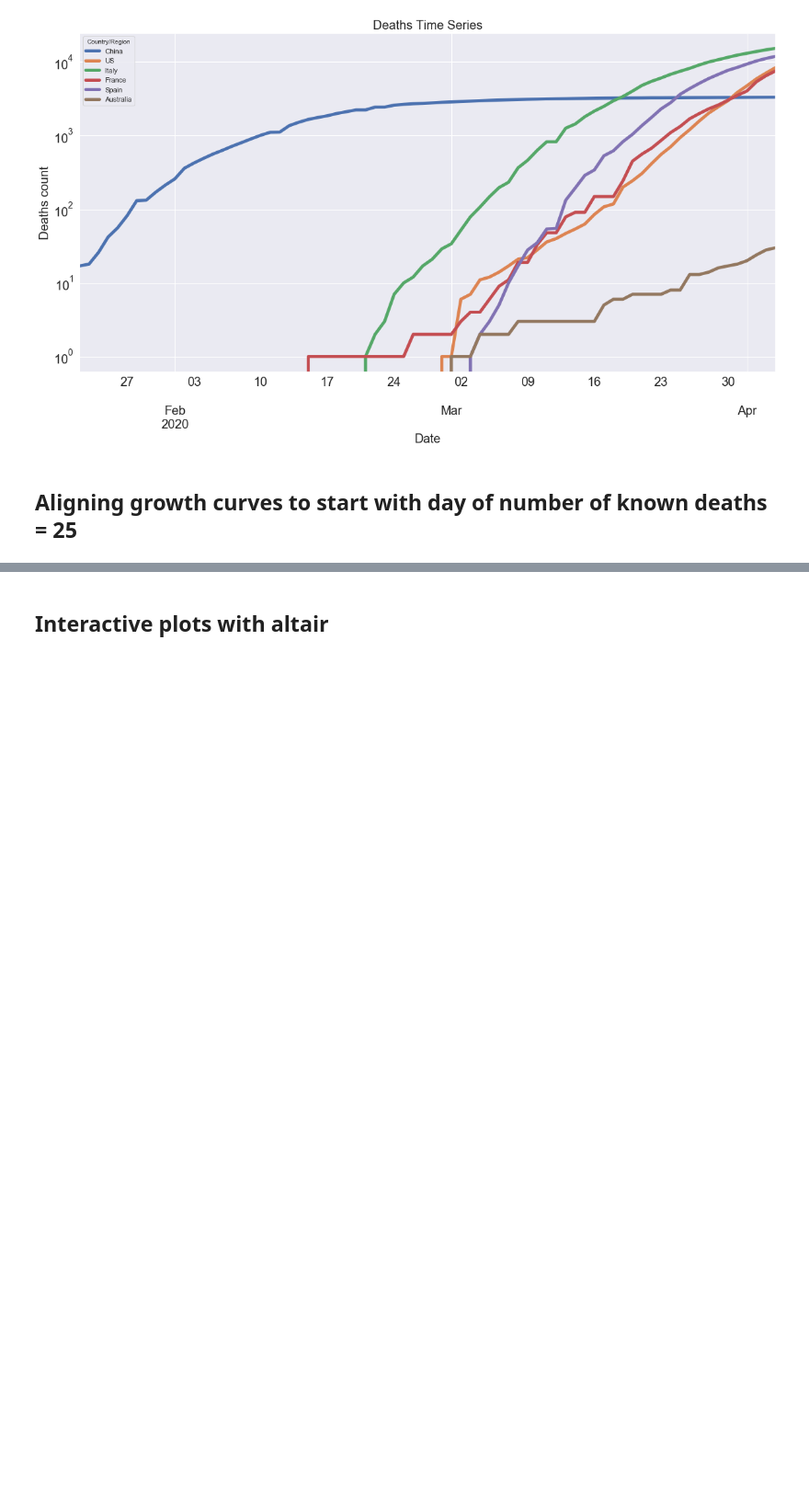
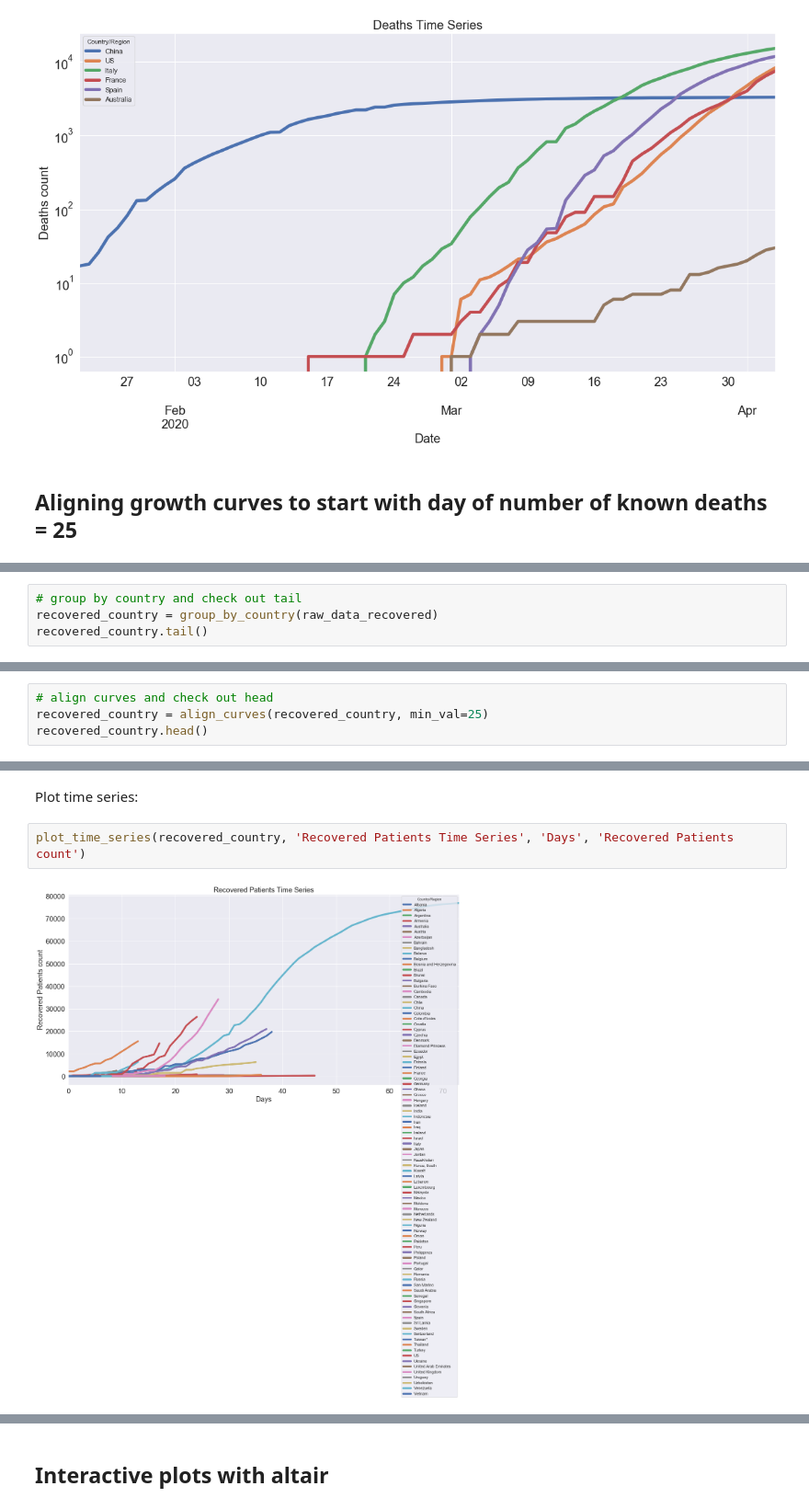
Before and after one commit to datacamp/COVID-19-EDA-tutorial, a Jupyter notebook: notebooks/1-COVID-19-EDA-solution.ipynb, the cells around one changed output, grey strips where cells are left out. Shown at 92% size. Saved outputs shown, nothing was run; the diff lists cells and outputs as text; blank space fills up the shorter version.

```diff
--- a/notebooks/1-COVID-19-EDA-solution.ipynb
+++ b/notebooks/1-COVID-19-EDA-solution.ipynb
@@ -498,0 +509,4 @@ plot_time_series(clean_df, 'Recovered Patients Logarithmic Time Series', 'Days',
+# %%
+# group by country and check out tail
+recovered_country = group_by_country(raw_data_recovered)
+recovered_country.tail()
@@ -498,0 +521,4 @@ plot_time_series(clean_df, 'Recovered Patients Logarithmic Time Series', 'Days',
+# %%
+# align curves and check out head
+recovered_country = align_curves(recovered_country, min_val=25)
+recovered_country.head()
@@ -498,0 +533,6 @@ plot_time_series(clean_df, 'Recovered Patients Logarithmic Time Series', 'Days',
+# %% [markdown]
+Plot time series:
+# %%
+plot_time_series(recovered_country, 'Recovered Patients Time Series', 'Days', 'Recovered Patients count')
+# %% [output]
+[figure, added]
```
Also changed, not shown: parts of 55 cells of this notebook.
